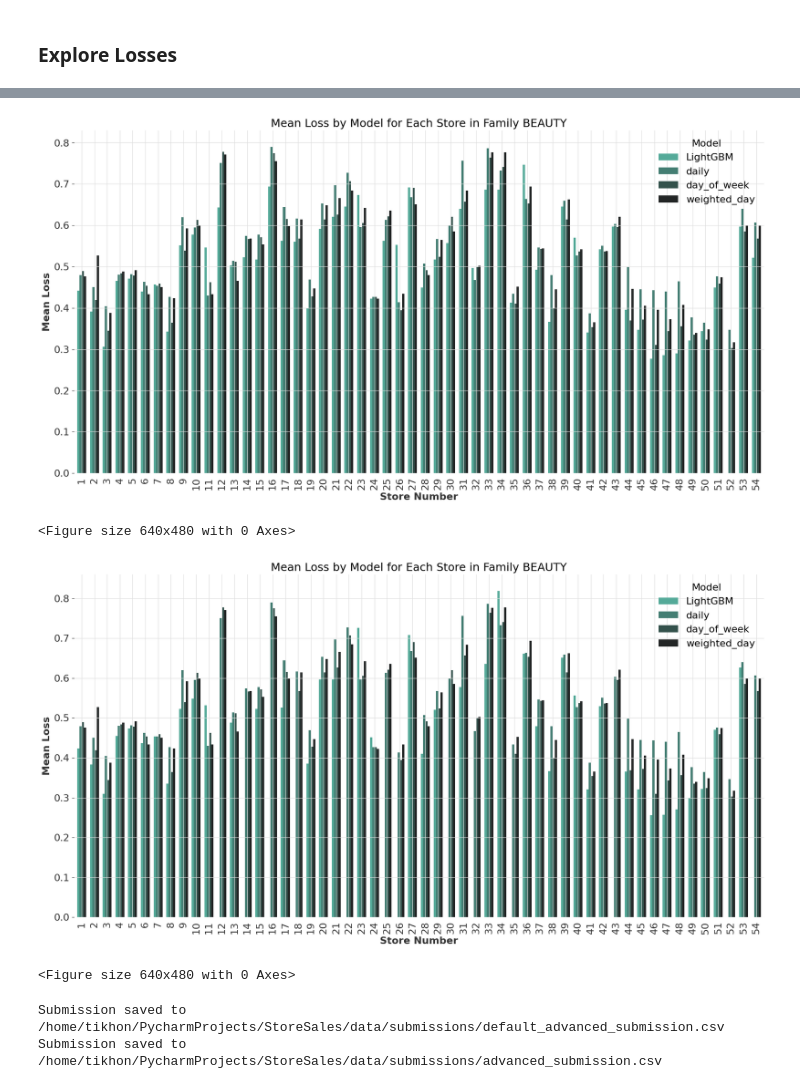
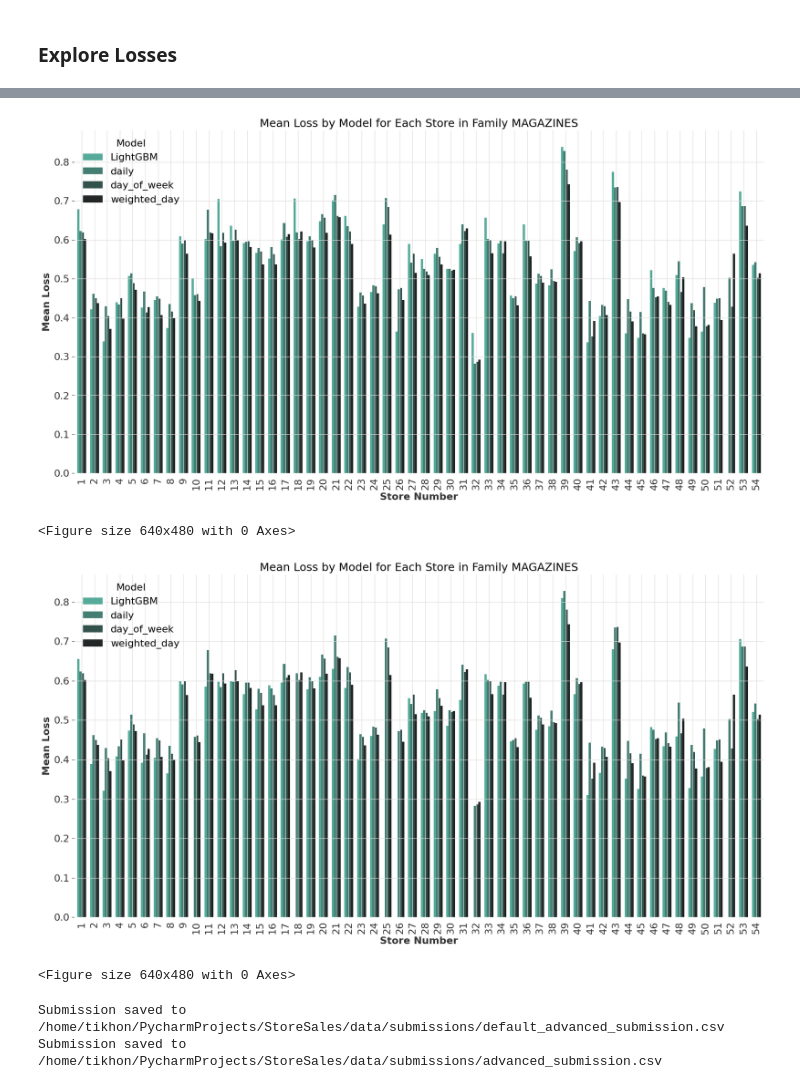
Before and after one commit to Tikhon-Radkevich/Store-Sales, a Jupyter notebook: notebooks/explore/lightgbm_high_loss_families.ipynb, the cells around one changed output, grey strips where cells are left out. Saved outputs shown, nothing was run; the diff lists cells and outputs as text; code cells hidden in the pictures.

```diff
--- a/notebooks/explore/lightgbm_high_loss_families.ipynb
+++ b/notebooks/explore/lightgbm_high_loss_families.ipynb
@@ -56,7 +56,7 @@ optuna.logging.set_verbosity(optuna.logging.WARNING)
 # %% [markdown]
 ## Load && Preprocess Data
 # %%
-families_to_explore = ["HOME AND KITCHEN I", "CELEBRATION", "BEAUTY"]
+families_to_explore = ["HOME AND KITCHEN I", "CELEBRATION", "MAGAZINES"]
 # %%
 train_df = pd.read_csv(EXTERNAL_TRAIN_PATH, parse_dates=["date"])
 test_df = pd.read_csv(EXTERNAL_TEST_PATH, parse_dates=["date"])
@@ -403,10 +403,10 @@ advanced_predictor.make_model_selection_plot(min_loss_ids, families=families_to_
 # %%
-default_advanced_predictor.make_family_loss_plot(family="BEAUTY", test_loss=True)
-advanced_predictor.make_family_loss_plot(family="BEAUTY", test_loss=True)
+default_advanced_predictor.make_family_loss_plot(family="MAGAZINES", test_loss=True)
+advanced_predictor.make_family_loss_plot(family="MAGAZINES", test_loss=True)
 # %% [output]
-[figure, old version]
+[figure, new version]
 <Figure size 640x480 with 0 Axes>
-[figure, old version]
+[figure, new version]
 <Figure size 640x480 with 0 Axes>
 # %%
 def save_submissions(sales_predictor, file_name):
```
Also changed, not shown: parts of 11 cells of this notebook.
